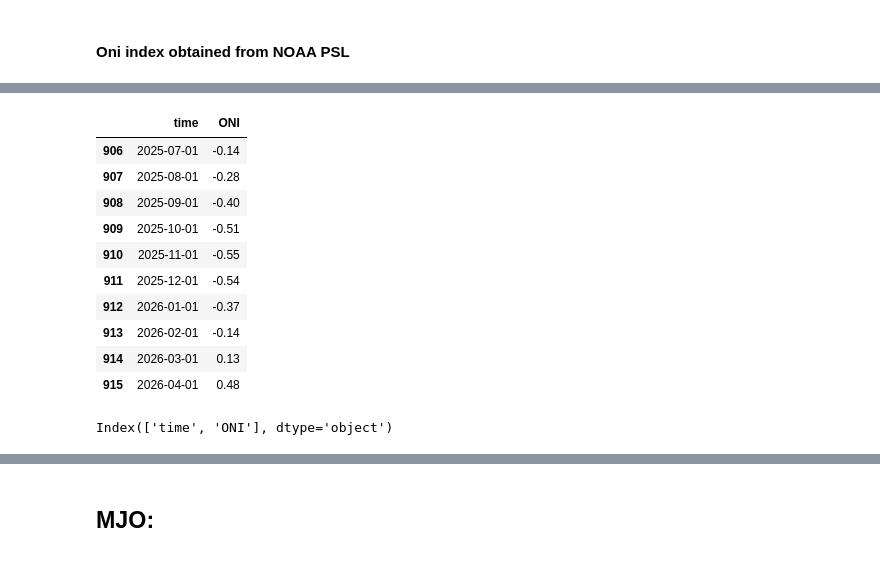
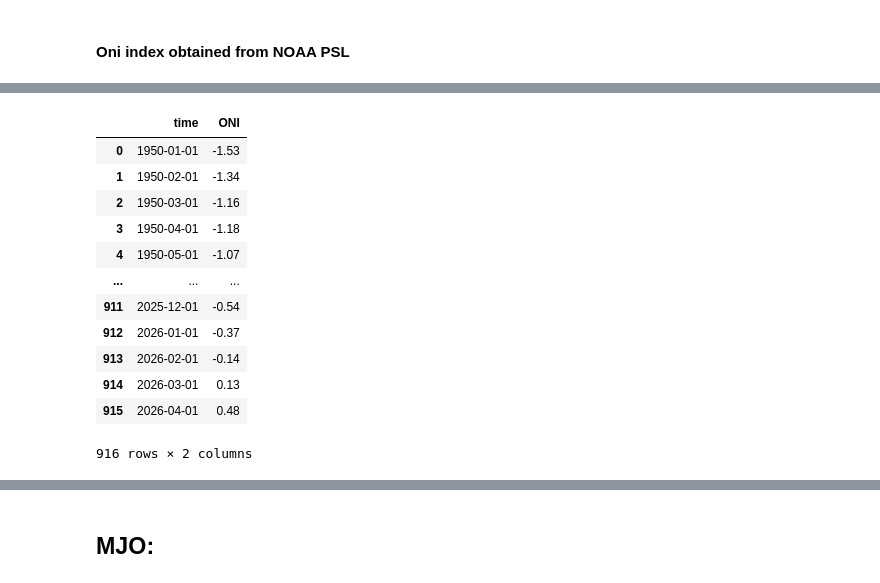
Before and after one commit to augustlepique/circs-research, a Jupyter notebook: jupyter_notebooks/climate_indices.ipynb, the cells around one changed output, grey strips where cells are left out. Cells and saved outputs as stored; diff of their text form; code cells hidden in the pictures.

```diff
--- a/jupyter_notebooks/climate_indices.ipynb
+++ b/jupyter_notebooks/climate_indices.ipynb
@@ -33,6 +34,6 @@ import xarray as xr
 # %% [markdown]
 #### Oni index obtained from NOAA PSL
 # %%
-etc_summary = pd.read_csv('data/etc_summary_final.csv').drop(columns='Unnamed: 0')
-oni = pd.read_csv('data/oni_main.csv', skipfooter=8, engine='python')
+etc_summary = pd.read_csv('../data/etc_summary_final.csv')
+oni = pd.read_csv('../data/oni_main.csv', skipfooter=8, engine='python')
 oni.columns = ['time', 'ONI']
@@ -39,21 +56,19 @@ oni.columns = ['time', 'ONI']
 # %%
-oni.tail(10)
+oni
 # %% [output]
 |  | time | ONI |
-| 906 | 2025-07-01 | -0.14 |
-| 907 | 2025-08-01 | -0.28 |
-| 908 | 2025-09-01 | -0.40 |
-| 909 | 2025-10-01 | -0.51 |
-| 910 | 2025-11-01 | -0.55 |
+| 0 | 1950-01-01 | -1.53 |
+| 1 | 1950-02-01 | -1.34 |
+| 2 | 1950-03-01 | -1.16 |
+| 3 | 1950-04-01 | -1.18 |
+| 4 | 1950-05-01 | -1.07 |
+| ... | ... | ... |
 | 911 | 2025-12-01 | -0.54 |
 | 912 | 2026-01-01 | -0.37 |
 | 913 | 2026-02-01 | -0.14 |
 | 914 | 2026-03-01 | 0.13 |
 | 915 | 2026-04-01 | 0.48 |
+916 rows × 2 columns
-# %%
-oni.columns
-# %% [output]
-Index(['time', 'ONI'], dtype='object')
 # %%
 etc_summary['time_min_msl'] = pd.to_datetime(etc_summary['time_min_msl'])
 oni['time'] = pd.to_datetime(oni['time'])
```
Also changed, not shown: parts of 94 cells of this notebook, 1 other file.
